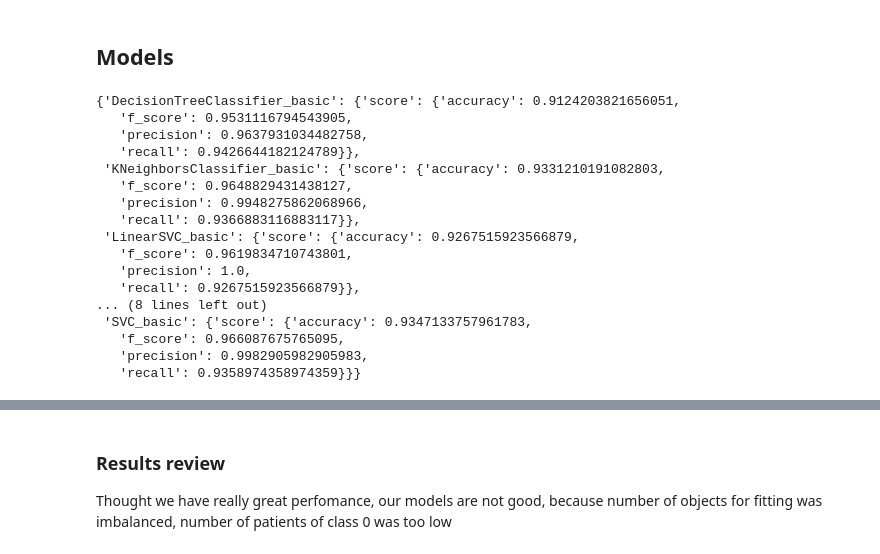
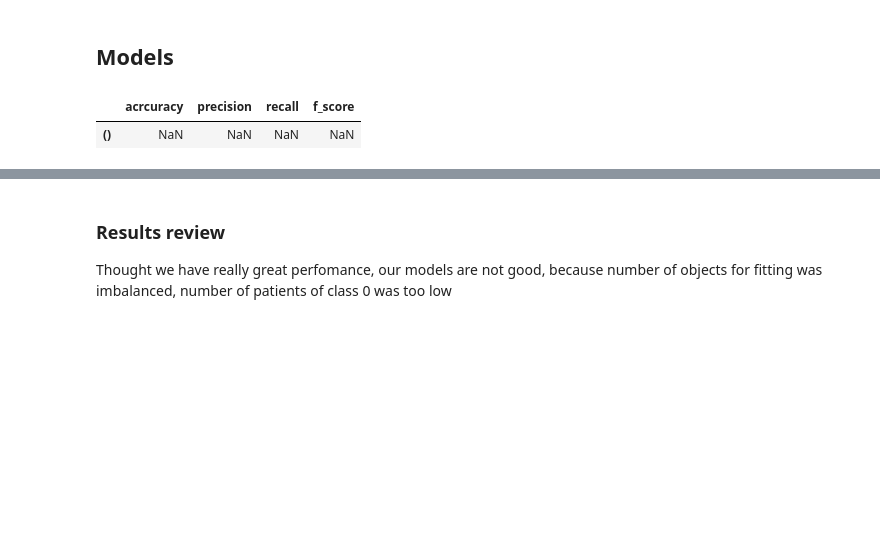
Before and after one commit to Belket/ResperatoryDeseaseClassification, a Jupyter notebook: Disease classification.ipynb, the cells around one changed output, grey strips where cells are left out. Saved outputs shown, nothing was run; the diff lists cells and outputs as text; code cells hidden in the pictures; blank space fills up the shorter version.

```diff
--- a/Disease classification.ipynb
+++ b/Disease classification.ipynb
@@ -100,13 +101,20 @@ class Results:
 
     def get_scores(self, show_model_parameters=False):
         results = {}
+
+        result_dataframe_index = [self.__results.keys()]
+        result_dataframe_columns = ["acrcuracy", "precision", "recall", "f_score"]
+        result_df = pd.DataFrame(index=result_dataframe_index, columns=result_dataframe_columns)
+
         for key, result_object in self.__results.items():
-            model_info = {}
-            if show_model_parameters:
-                model_info["parameters"] = result_object.get_parameters()
-            model_info["score"] = result_object.get_score()
-            results.update({key: model_info})
-        return results
+            model_scores = result_object.get_score()
+            result_df[key]["accuracy"] = result_object.get("accuracy")
+            result_df[key]["precision"] = result_object.get("precision")
+            result_df[key]["recall"] = result_object.get("recall")
+            result_df[key]["f_score"] = result_object.get("f_score")
+            result_df[key]["parameters"] = result_object.get_parameters()
+
+        return result_df
 
     def get_results(self):
         return self.__results
@@ -180,25 +195,10 @@ def use_model(df, test_size, model_object, model_saving_name, parameters=None):
 for model in models:
     use_model(*model)
 # %%
-results.get_scores()
+results_default_data.get_scores()
 # %% [output]
-{'DecisionTreeClassifier_basic': {'score': {'accuracy': 0.9124203821656051,
-   'f_score': 0.9531116794543905,
-   'precision': 0.9637931034482758,
-   'recall': 0.9426644182124789}},
- 'KNeighborsClassifier_basic': {'score': {'accuracy': 0.9331210191082803,
-   'f_score': 0.9648829431438127,
-   'precision': 0.9948275862068966,
-   'recall': 0.9366883116883117}},
- 'LinearSVC_basic': {'score': {'accuracy': 0.9267515923566879,
-   'f_score': 0.9619834710743801,
-   'precision': 1.0,
-   'recall': 0.9267515923566879}},
-... (8 lines left out)
- 'SVC_basic': {'score': {'accuracy': 0.9347133757961783,
-   'f_score': 0.966087675765095,
-   'precision': 0.9982905982905983,
-   'recall': 0.9358974358974359}}}
+|  | acrcuracy | precision | recall | f_score |
+| () | NaN | NaN | NaN | NaN |
 # %%
 for result_object in results.get_results().values():
     result_object.classification_report()
```
Also changed, not shown: parts of 27 cells of this notebook, 1 other file.
